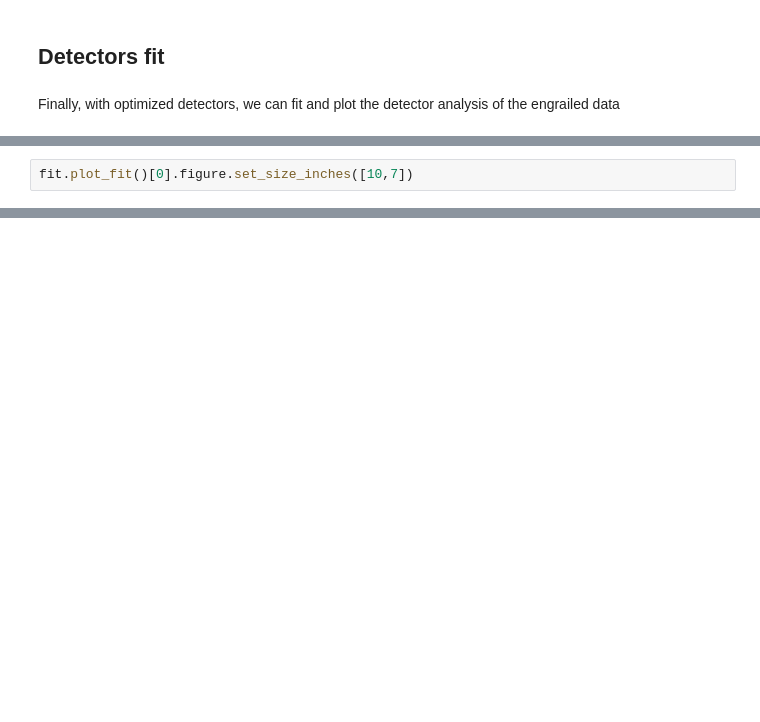
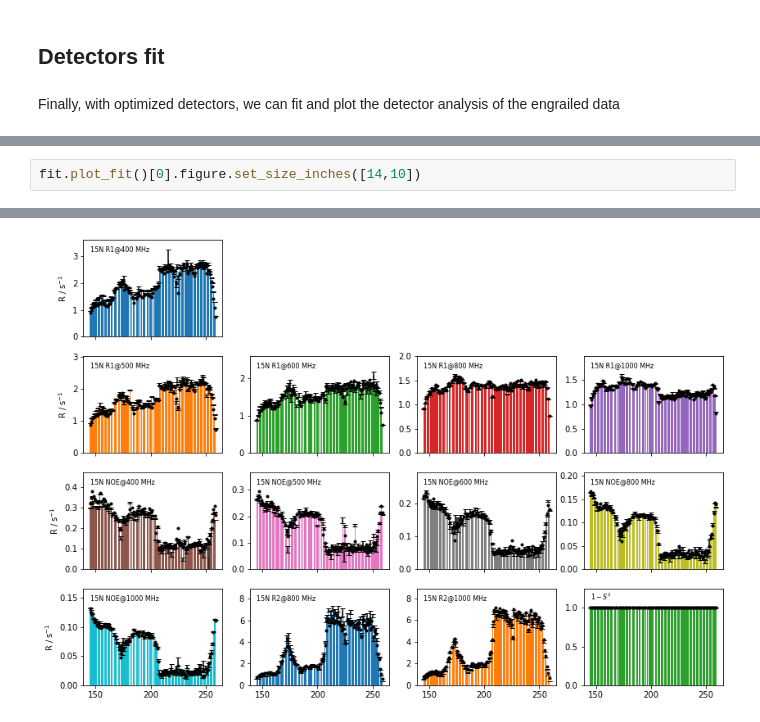
Before and after one commit to alsinmr/pyDR_tutorial, a Jupyter notebook: misc/Engrailed.ipynb, the cells around one changed output, grey strips where cells are left out. Drawn from its saved outputs; the diff is of its cells as text; blank space fills up the shorter version.

```diff
--- a/misc/Engrailed.ipynb
+++ b/misc/Engrailed.ipynb
@@ -68,4 +78,4 @@ What this tells us is that for each "sensitivity window" at the top, we find a c
 We can also evaluate the quality of the data fit with detectors, seen below, where bars with error bars are the input data and scatter points are the fit.
 # %%
-fit.plot_fit()[0].figure.set_size_inches([10,7])
+fit.plot_fit()[0].figure.set_size_inches([14,10])
 # %% [output]
@@ -73,0 +82 @@ fit.plot_fit()[0].figure.set_size_inches([10,7])
+[figure, added]
```
Also changed, not shown: parts of 17 cells of this notebook.
